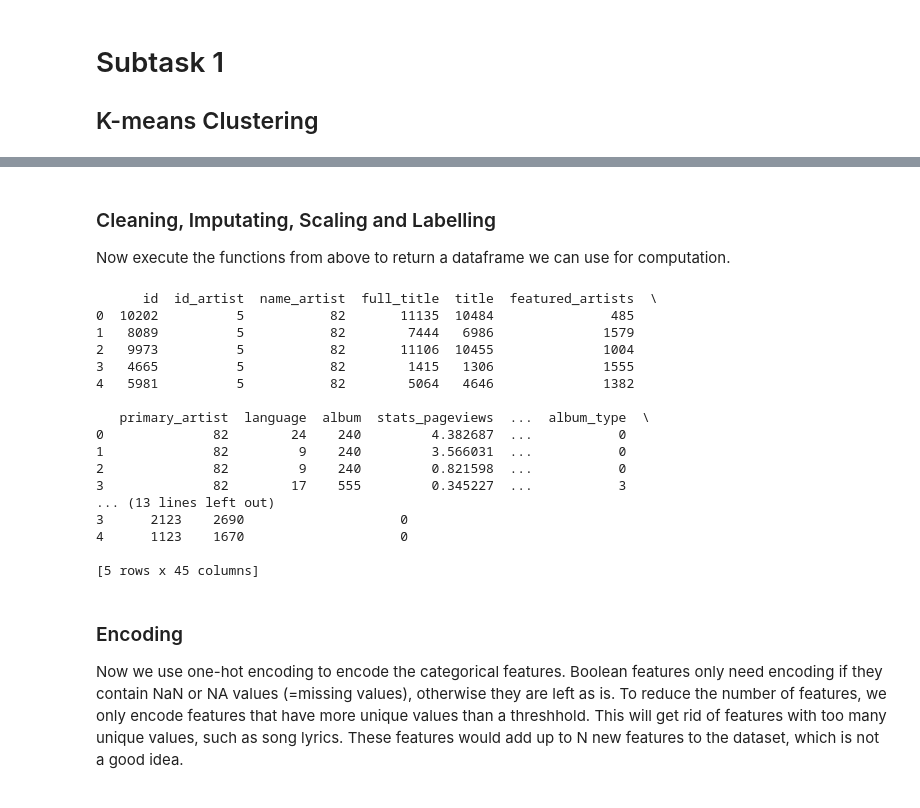
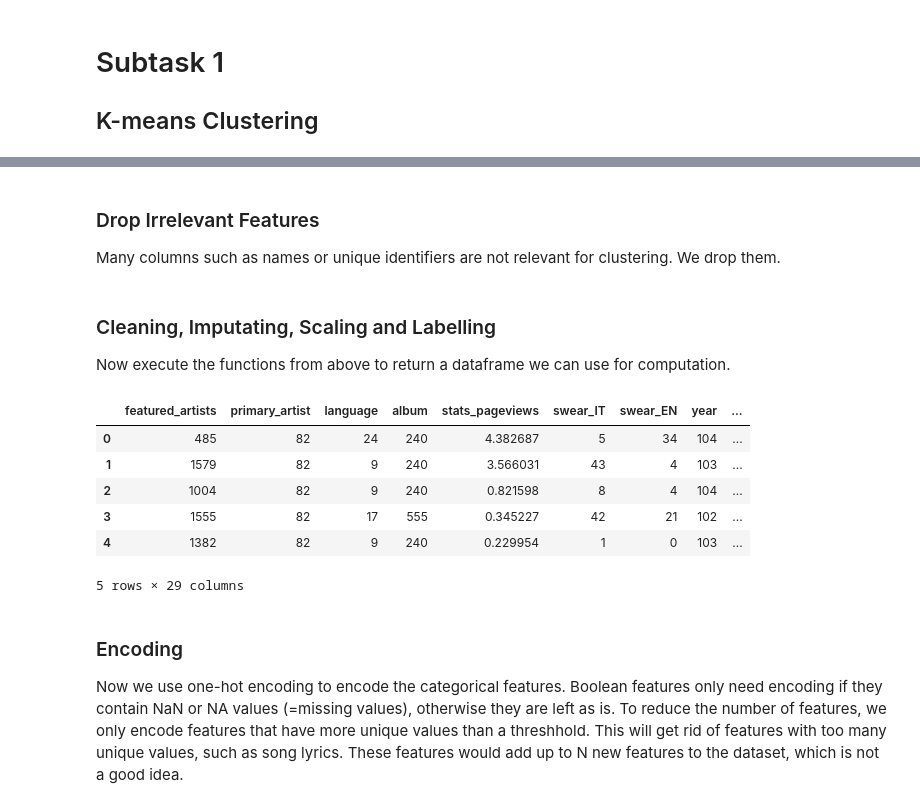
Before and after one commit to jaanisfehling/italian-rap-songs, a Jupyter notebook: clustering/kmeans.ipynb, the cells around one changed output, grey strips where cells are left out. Drawn from its saved outputs; the diff is of its cells as text; code cells hidden in the pictures.

```diff
--- a/clustering/kmeans.ipynb
+++ b/clustering/kmeans.ipynb
@@ -23,3 +37,26 @@ Load the data and preprocess it. Since we are working with mixed-type data, we n
+# %% [markdown]
+### Drop Irrelevant Features
+Many columns such as names or unique identifiers are not relevant for clustering. We drop them.
+# %%
+cols_to_drop = ["id",
+    "id_artist",
+    "name_artist",
+    "full_title",
+    "title",
+    "album_name",
+    "album_release_date",
+    "id_album",
+    "album_image",
+    "lyrics",
+    "swear_IT_words",
+    "swear_EN_words",
+    "month",
+    "day",
+    "disc_number",
+    "track_number"
+]
+
+df = df.drop(columns=cols_to_drop)
 # %%
 # Relevant preprocessing functions
 
@@ -122,32 +159,20 @@ def imputate_na(
 ### Cleaning, Imputating, Scaling and Labelling
 Now execute the functions from above to return a dataframe we can use for computation.
 # %%
-df = pd.read_csv("../dataset/tracks.csv")
-
 df = clean(df)
 num_cols, cat_cols, bool_cols = classify_cols(df, bool_cols=True)
 df = imputate_na(df, num_cols, cat_cols, bool_cols)
 df = scale_cols(df, num_cols, cat_cols, bool_cols)
 
-print(df.head())
+df.head()
 # %% [output]
+|  | featured_artists | primary_artist | language | album | stats_pageviews | swear_IT | swear_EN | year | ... |
+| 0 | 485 | 82 | 24 | 240 | 4.382687 | 5 | 34 | 104 | ... |
+| 1 | 1579 | 82 | 9 | 240 | 3.566031 | 43 | 4 | 103 | ... |
+| 2 | 1004 | 82 | 9 | 240 | 0.821598 | 8 | 4 | 104 | ... |
+| 3 | 1555 | 82 | 17 | 555 | 0.345227 | 42 | 21 | 102 | ... |
+| 4 | 1382 | 82 | 9 | 240 | 0.229954 | 1 | 0 | 103 | ... |
-      id  id_artist  name_artist  full_title  title  featured_artists  \
-0  10202          5           82       11135  10484               485
-1   8089          5           82        7444   6986              1579
-2   9973          5           82       11106  10455              1004
-3   4665          5           82        1415   1306              1555
-4   5981          5           82        5064   4646              1382
-
-   primary_artist  language  album  stats_pageviews  ...  album_type  \
-0              82        24    240         4.382687  ...           0
-1              82         9    240         3.566031  ...           0
-2              82         9    240         0.821598  ...           0
-3              82        17    555         0.345227  ...           3
-... (13 lines left out)
-3      2123    2690                    0
-4      1123    1670                    0
-
-[5 rows x 45 columns]
+5 rows × 29 columns
 # %% [markdown]
 ### Encoding
 Now we use one-hot encoding to encode the categorical features. Boolean features only need encoding if they contain NaN or NA values (=missing values), otherwise they are left as is. To reduce the number of features, we only encode features that have more unique values than a threshhold. This will get rid of features with too many unique values, such as song lyrics. These features would add up to N new features to the dataset, which is not a good idea.
```
Also changed, not shown: parts of 7 cells of this notebook.
